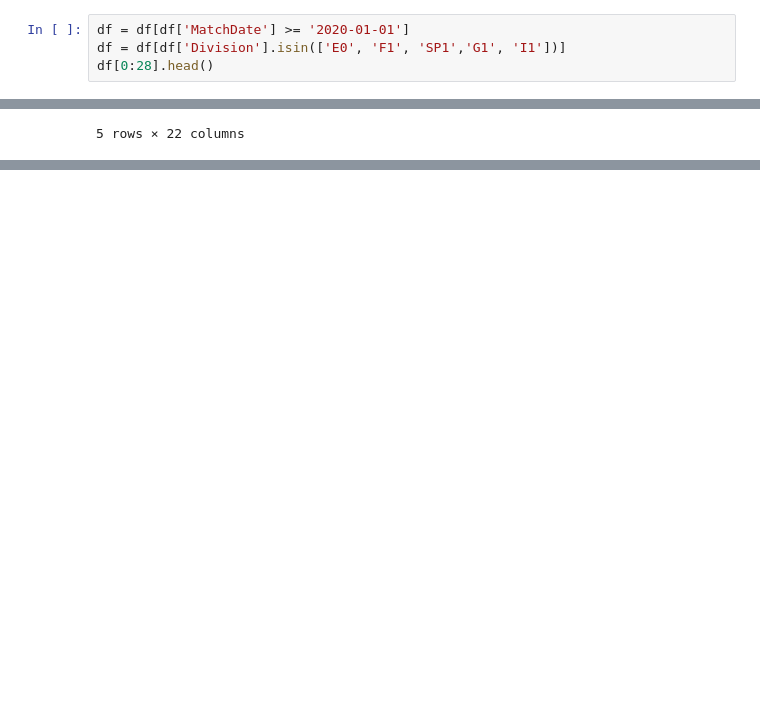
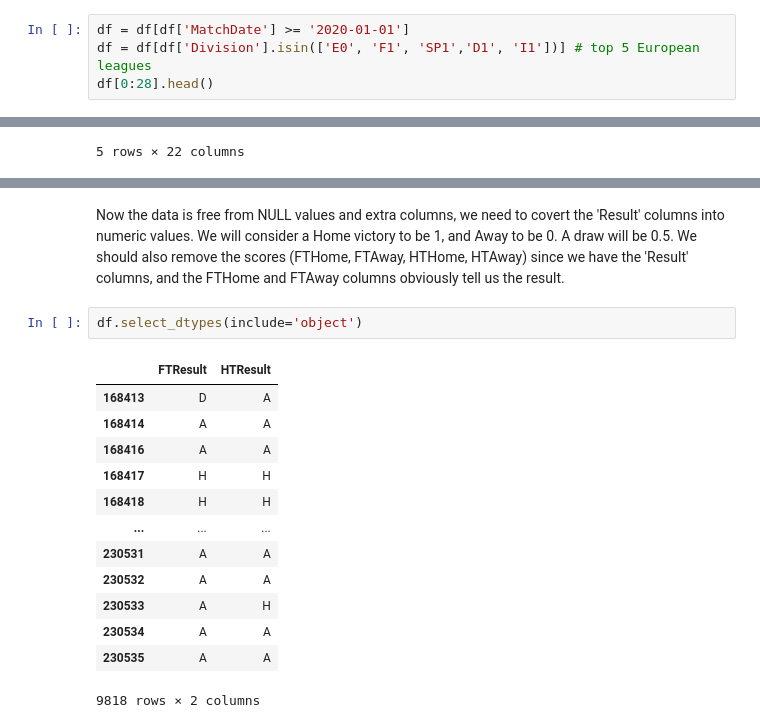
Before and after one commit to manvirmoore/projects, a Jupyter notebook: football/matches_regression.ipynb, the cells around one changed output, grey strips where cells are left out. Saved outputs shown, nothing was run; the diff lists cells and outputs as text; blank space fills up the shorter version.

```diff
--- a/football/matches_regression.ipynb
+++ b/football/matches_regression.ipynb
@@ -41,6 +41,6 @@ Columns 29 and on are describing bettings odds, so we don't need to worry about
 # %%
 df = df[df['MatchDate'] >= '2020-01-01']
-df = df[df['Division'].isin(['E0', 'F1', 'SP1','G1', 'I1'])]
+df = df[df['Division'].isin(['E0', 'F1', 'SP1','D1', 'I1'])] # top 5 European leagues
 df[0:28].head()
 # %% [output]
 |  | Division | MatchDate | MatchTime | HomeTeam | AwayTeam | HomeElo | AwayElo | Form3Home | Form5Home | Form3Away | ... |
@@ -122,0 +117,18 @@ df[df['Form3Home'].isnull()]
+# %% [markdown]
+Now the data is free from NULL values and extra columns, we need to covert the 'Result' columns into numeric values. We will consider a Home victory to be 1, and Away to be 0. A draw will be 0.5. We should also remove the scores (FTHome, FTAway, HTHome, HTAway) since we have the 'Result' columns, and the FTHome and FTAway columns obviously tell us the result.
+# %%
+df.select_dtypes(include='object')
+# %% [output]
+|  | FTResult | HTResult |
+| 168413 | D | A |
+| 168414 | A | A |
+| 168416 | A | A |
+| 168417 | H | H |
+| 168418 | H | H |
+| ... | ... | ... |
+| 230531 | A | A |
+| 230532 | A | A |
+| 230533 | A | H |
+| 230534 | A | A |
+| 230535 | A | A |
+9818 rows × 2 columns
```
Also changed, not shown: parts of 22 cells of this notebook.
